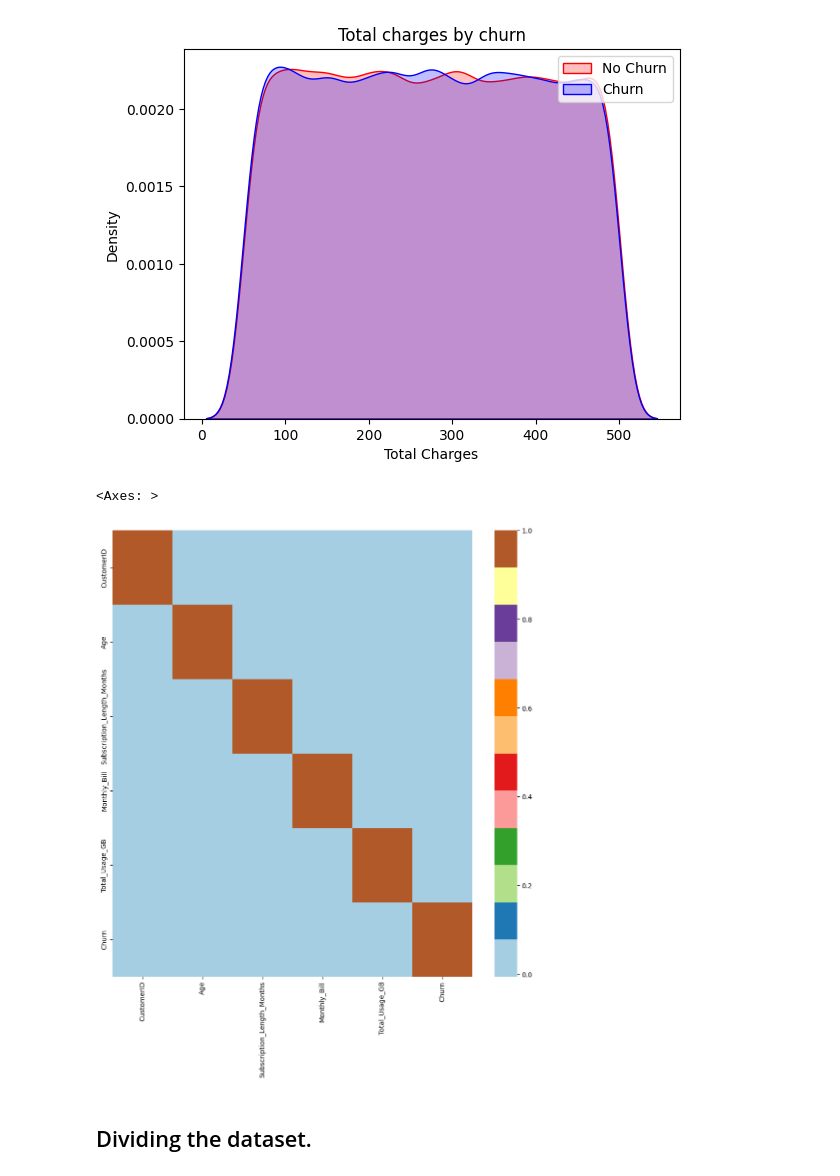
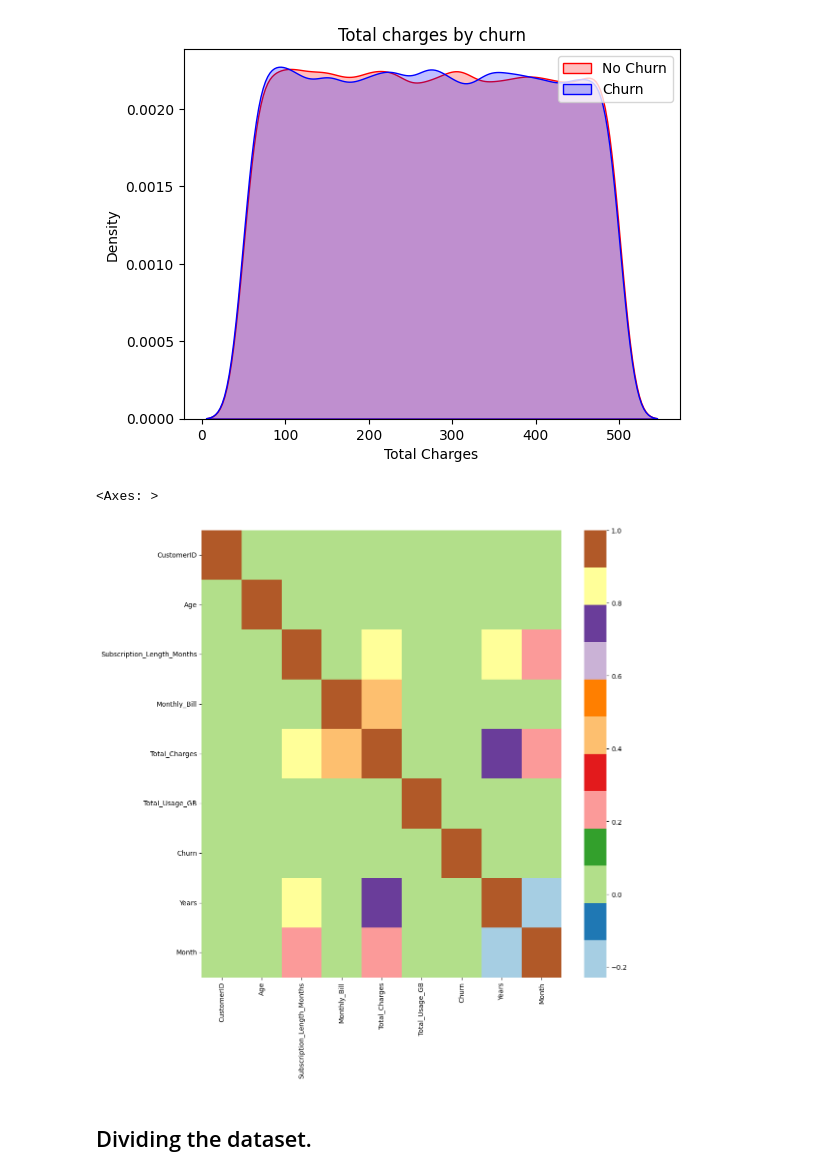
Before and after one commit to GuptaDiva/-Customer-Churn-Prediction, a Jupyter notebook: ChurnDetection.ipynb, the cells around one changed output. Saved outputs shown, nothing was run; the diff lists cells and outputs as text; code cells hidden in the pictures.

```diff
--- a/ChurnDetection.ipynb
+++ b/ChurnDetection.ipynb
@@ -152,10 +156,10 @@ Text(0.5, 1.0, 'Total charges by churn')
 [figure]
 # %%
 plt.figure(figsize=(12,12))
-sns.heatmap(dataset.corr(), cmap="Paired")
+sns.heatmap(df.corr(), cmap="Paired")
 # %% [output]
 <Axes: >
-[figure, old version]
+[figure, new version]
 # %% [markdown]
 ## Dividing the dataset.
 # %%
```
Also changed, not shown: parts of 30 cells of this notebook, 1 other file.
